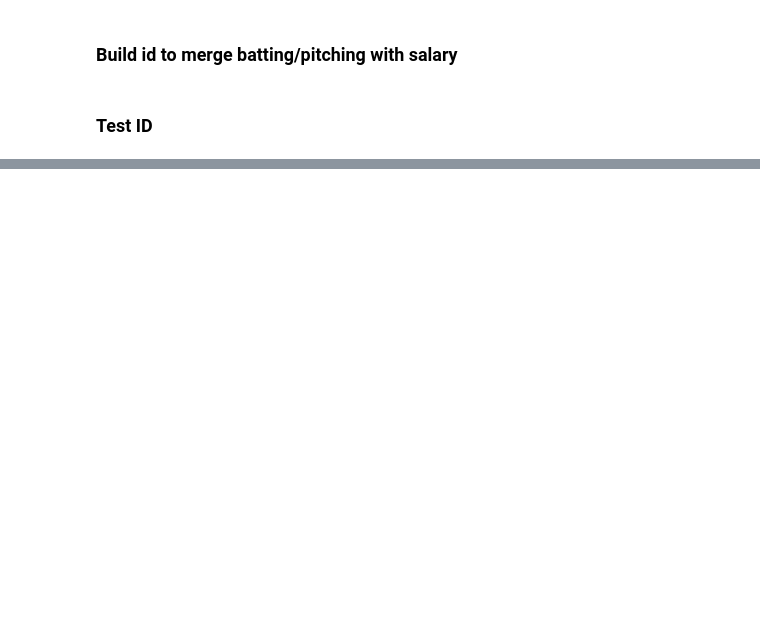
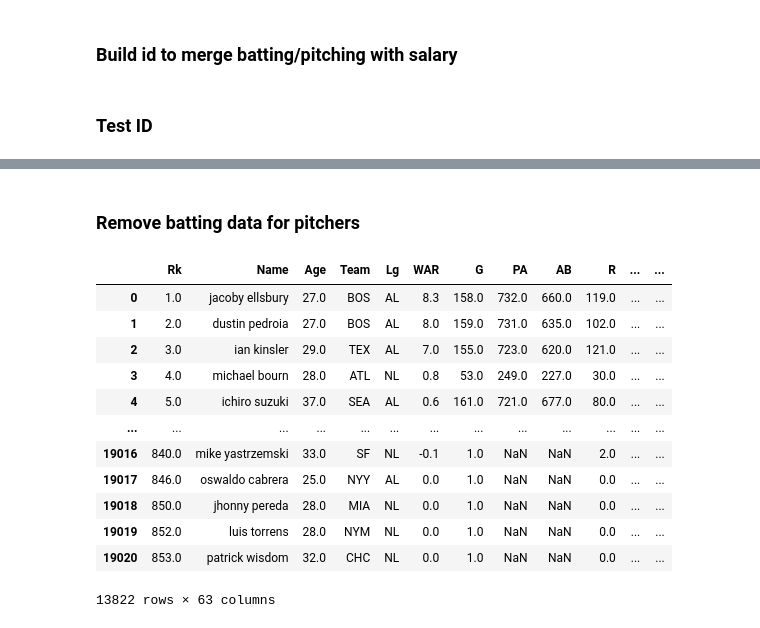
Before and after one commit to vartabje/predicting_team_outcomes_based_on_player_composition, a Jupyter notebook: csv_files/merge_csv.ipynb, the cells around one changed output, grey strips where cells are left out. Cells and saved outputs as stored; diff of their text form; code cells hidden in the pictures; blank space fills up the shorter version.

```diff
--- a/csv_files/merge_csv.ipynb
+++ b/csv_files/merge_csv.ipynb
@@ -132,0 +220,28 @@ unique ids in player_data: 895
+# %% [markdown]
+### Remove batting data for pitchers
+# %%
+df = pd.read_csv('final_merged_player_salary_data.csv', low_memory=False)
+
+df['pitcher'] = 0
+df.loc[df.duplicated('id', keep=False), 'pitcher'] = 1
+dup_df = df[df.duplicated('id', keep=False)]
+dup_df
+dup_df[dup_df['BF'].isnull()].index
+
+df.drop(index=dup_df[dup_df['BF'].isnull()].index, inplace=True)
+df.to_csv('final_merged_player_salary_data_final.csv', index=False)
+df
+# %% [output]
+|  | Rk | Name | Age | Team | Lg | WAR | G | PA | AB | R | ... | ... |
+| 0 | 1.0 | jacoby ellsbury | 27.0 | BOS | AL | 8.3 | 158.0 | 732.0 | 660.0 | 119.0 | ... | ... |
+| 1 | 2.0 | dustin pedroia | 27.0 | BOS | AL | 8.0 | 159.0 | 731.0 | 635.0 | 102.0 | ... | ... |
+| 2 | 3.0 | ian kinsler | 29.0 | TEX | AL | 7.0 | 155.0 | 723.0 | 620.0 | 121.0 | ... | ... |
+| 3 | 4.0 | michael bourn | 28.0 | ATL | NL | 0.8 | 53.0 | 249.0 | 227.0 | 30.0 | ... | ... |
+| 4 | 5.0 | ichiro suzuki | 37.0 | SEA | AL | 0.6 | 161.0 | 721.0 | 677.0 | 80.0 | ... | ... |
+| ... | ... | ... | ... | ... | ... | ... | ... | ... | ... | ... | ... | ... |
+| 19016 | 840.0 | mike yastrzemski | 33.0 | SF | NL | -0.1 | 1.0 | NaN | NaN | 2.0 | ... | ... |
+| 19017 | 846.0 | oswaldo cabrera | 25.0 | NYY | AL | 0.0 | 1.0 | NaN | NaN | 0.0 | ... | ... |
+| 19018 | 850.0 | jhonny pereda | 28.0 | MIA | NL | 0.0 | 1.0 | NaN | NaN | 0.0 | ... | ... |
+| 19019 | 852.0 | luis torrens | 28.0 | NYM | NL | 0.0 | 1.0 | NaN | NaN | 0.0 | ... | ... |
+| 19020 | 853.0 | patrick wisdom | 32.0 | CHC | NL | 0.0 | 1.0 | NaN | NaN | 0.0 | ... | ... |
+13822 rows × 63 columns
```
Also changed, not shown: parts of 11 cells of this notebook, 7 other files.
